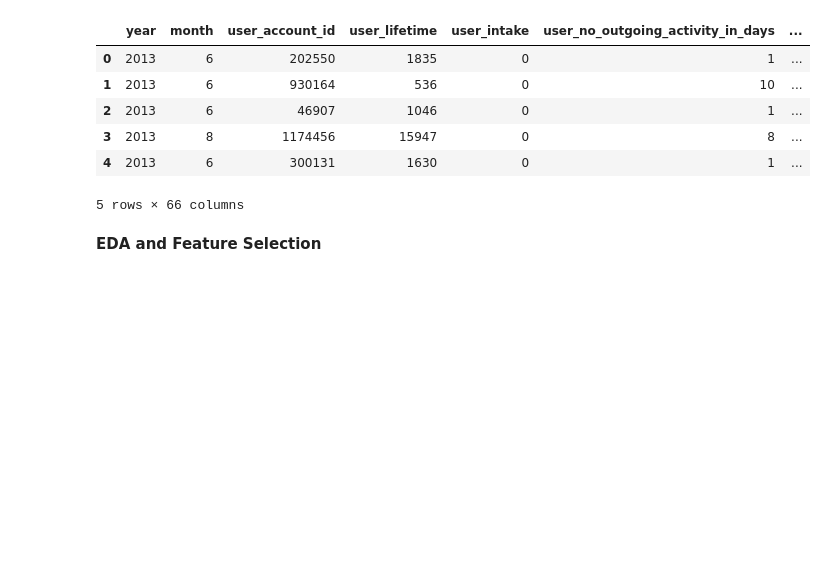
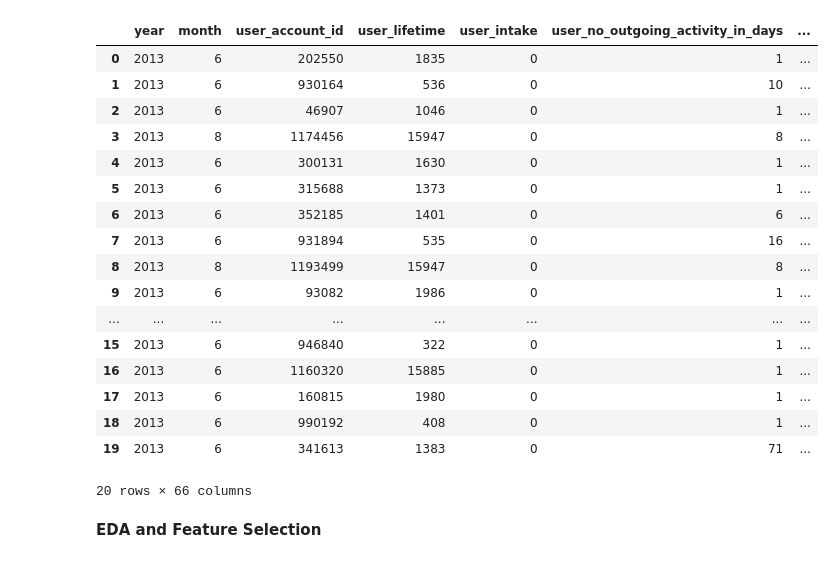
Before and after one commit to AlperSaylam/spam_detection-churn_analysis, a Jupyter notebook: churn_analysis.ipynb, the cells around one changed output. Cells and saved outputs as stored; diff of their text form; code cells hidden in the pictures; blank space fills up the shorter version.

```diff
--- a/churn_analysis.ipynb
+++ b/churn_analysis.ipynb
@@ -21,15 +22,26 @@ import pickle
 import joblib
 # %%
 raw_data = pd.read_csv('./datasets/churn_train.csv')
-raw_data.head()
+raw_data.head(20)
 # %% [output]
 |  | year | month | user_account_id | user_lifetime | user_intake | user_no_outgoing_activity_in_days | ... |
 | 0 | 2013 | 6 | 202550 | 1835 | 0 | 1 | ... |
 | 1 | 2013 | 6 | 930164 | 536 | 0 | 10 | ... |
 | 2 | 2013 | 6 | 46907 | 1046 | 0 | 1 | ... |
 | 3 | 2013 | 8 | 1174456 | 15947 | 0 | 8 | ... |
 | 4 | 2013 | 6 | 300131 | 1630 | 0 | 1 | ... |
+| 5 | 2013 | 6 | 315688 | 1373 | 0 | 1 | ... |
+| 6 | 2013 | 6 | 352185 | 1401 | 0 | 6 | ... |
+| 7 | 2013 | 6 | 931894 | 535 | 0 | 16 | ... |
+| 8 | 2013 | 8 | 1193499 | 15947 | 0 | 8 | ... |
+| 9 | 2013 | 6 | 93082 | 1986 | 0 | 1 | ... |
+| ... | ... | ... | ... | ... | ... | ... | ... |
+| 15 | 2013 | 6 | 946840 | 322 | 0 | 1 | ... |
+| 16 | 2013 | 6 | 1160320 | 15885 | 0 | 1 | ... |
+| 17 | 2013 | 6 | 160815 | 1980 | 0 | 1 | ... |
+| 18 | 2013 | 6 | 990192 | 408 | 0 | 1 | ... |
+| 19 | 2013 | 6 | 341613 | 1383 | 0 | 71 | ... |
-5 rows × 66 columns
+20 rows × 66 columns
 # %% [markdown]
 **EDA and Feature Selection**
 # %%
```
Also changed, not shown: parts of 14 cells of this notebook, 6 other files.
